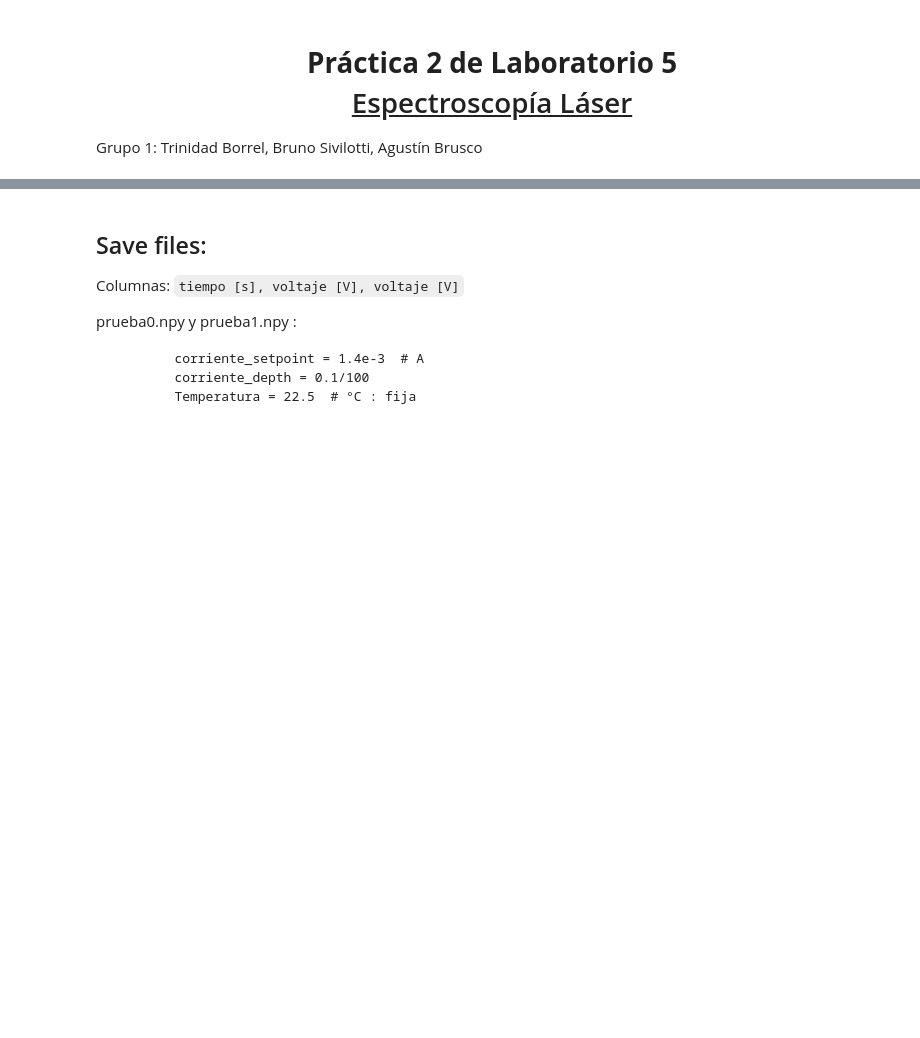
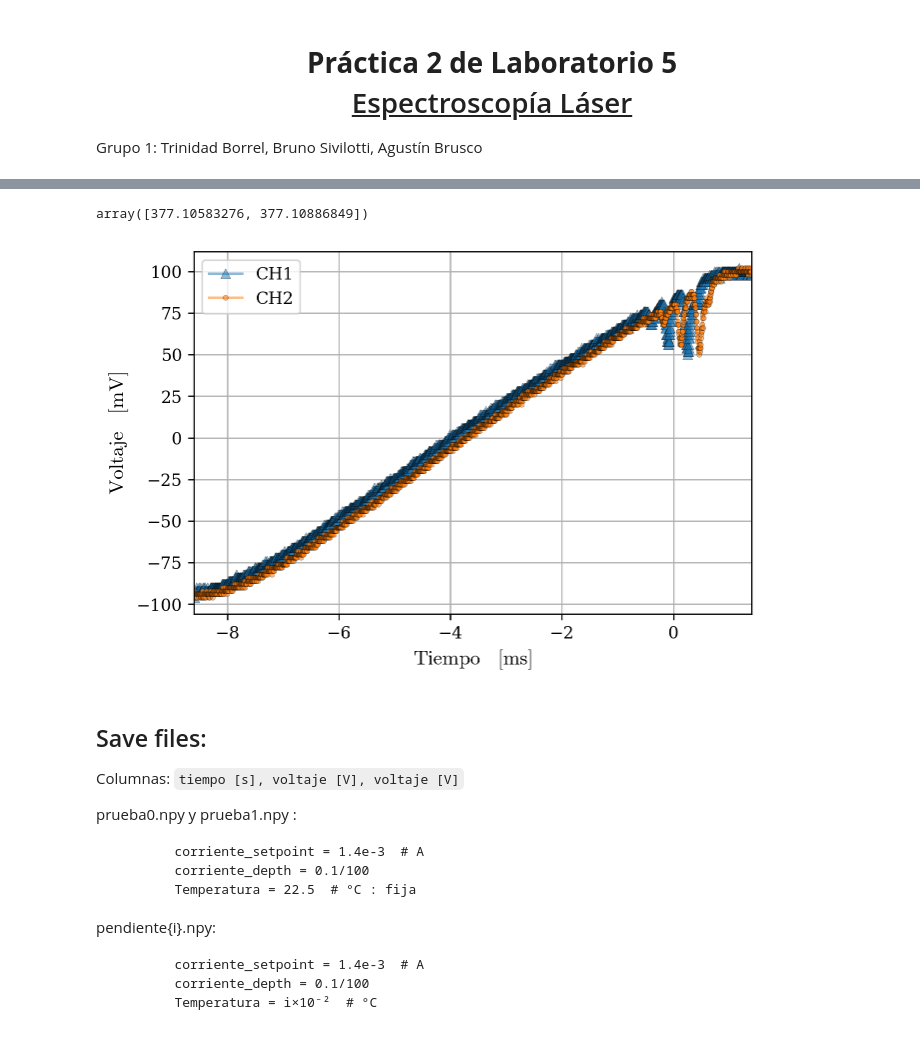
Before and after one commit to agustinbrusco/Laboratorio5, a Jupyter notebook: Datos y código - Práctica 2/espectroscopia_laser_adquisicion.ipynb, the cells around one changed output, grey strips where cells are left out. Drawn from its saved outputs; the diff is of its cells as text; code cells hidden in the pictures; blank space fills up the shorter version.

````diff
--- a/Datos y código - Práctica 2/espectroscopia_laser_adquisicion.ipynb
+++ b/Datos y código - Práctica 2/espectroscopia_laser_adquisicion.ipynb
@@ -117,3 +185,16 @@ corriente_max
+# %%
+freqs_rubidio[[6, 7]]*scale_dict['THz']
+# %% [output]
+array([377.10583276, 377.10886849])
+# %%
+tiempo, channel1 = osci.read_data(0)  # s, V
+tiempo, channel2 = osci.read_data(1)  # s, V
+
+plot_channels(tiempo, channel1, channel2, 'mV')
+# plt.xlim(-3.3, -1.9)
+plt.show()
+# %% [output]
+[figure, added]
 # %% [markdown]
 ## Save files:
 
@@ -125,6 +206,12 @@ prueba0.npy y prueba1.npy :
         corriente_depth = 0.1/100
         Temperatura = 22.5  # °C : fija
 ```
+ pendiente{i}.npy:
+```
+        corriente_setpoint = 1.4e-3  # A
+        corriente_depth = 0.1/100
+        Temperatura = i×10⁻²  # °C
+```
 # %%
 def save_osci_data(t, *channels, filename=None):
     if filename is None:
````
Also changed, not shown: parts of 8 cells of this notebook, 12 other files.
